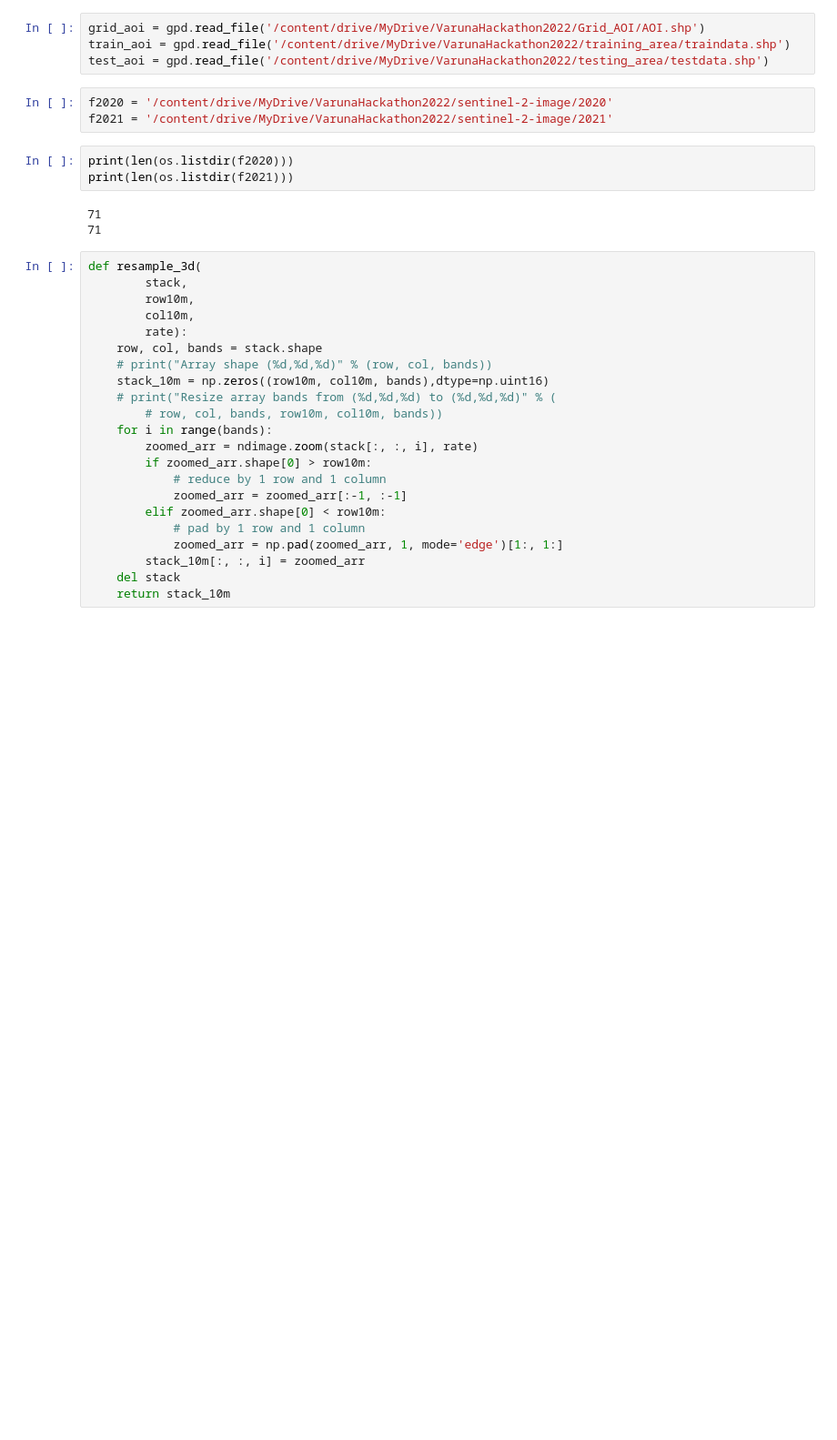
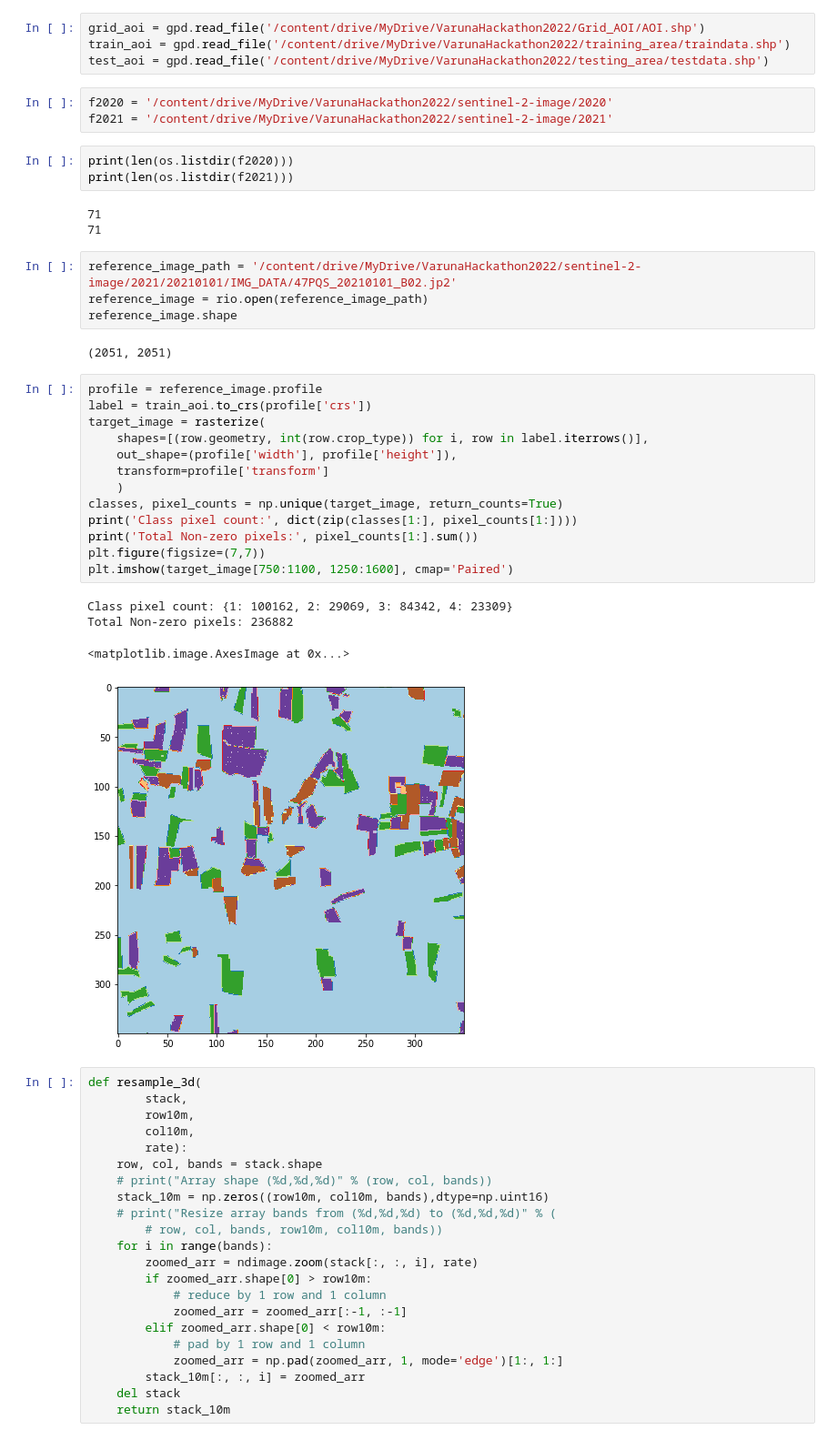
Before and after one commit to QasimKhan5x/Crop-Type-Mapping, a Jupyter notebook: Create_Data.ipynb, the cells around one changed output. Shown at 91% size. Drawn from its saved outputs; the diff is of its cells as text; blank space fills up the shorter version.

```diff
--- a/Create_Data.ipynb
+++ b/Create_Data.ipynb
@@ -38,6 +49,30 @@ print(len(os.listdir(f2021)))
 # %% [output]
 71
 71
+# %%
+reference_image_path = '/content/drive/MyDrive/VarunaHackathon2022/sentinel-2-image/2021/20210101/IMG_DATA/47PQS_20210101_B02.jp2'
+reference_image = rio.open(reference_image_path)
+reference_image.shape
+# %% [output]
+(2051, 2051)
+# %%
+profile = reference_image.profile
+label = train_aoi.to_crs(profile['crs'])
+target_image = rasterize(
+    shapes=[(row.geometry, int(row.crop_type)) for i, row in label.iterrows()],
+    out_shape=(profile['width'], profile['height']),
+    transform=profile['transform']
+    )
+classes, pixel_counts = np.unique(target_image, return_counts=True)
+print('Class pixel count:', dict(zip(classes[1:], pixel_counts[1:])))
+print('Total Non-zero pixels:', pixel_counts[1:].sum())
+plt.figure(figsize=(7,7))
+plt.imshow(target_image[750:1100, 1250:1600], cmap='Paired')
+# %% [output]
+Class pixel count: {1: 100162, 2: 29069, 3: 84342, 4: 23309}
+Total Non-zero pixels: 236882
+<matplotlib.image.AxesImage at 0x...>
+[figure, added]
 # %%
 def resample_3d(
         stack,
```
Also changed, not shown: parts of 23 cells of this notebook.
